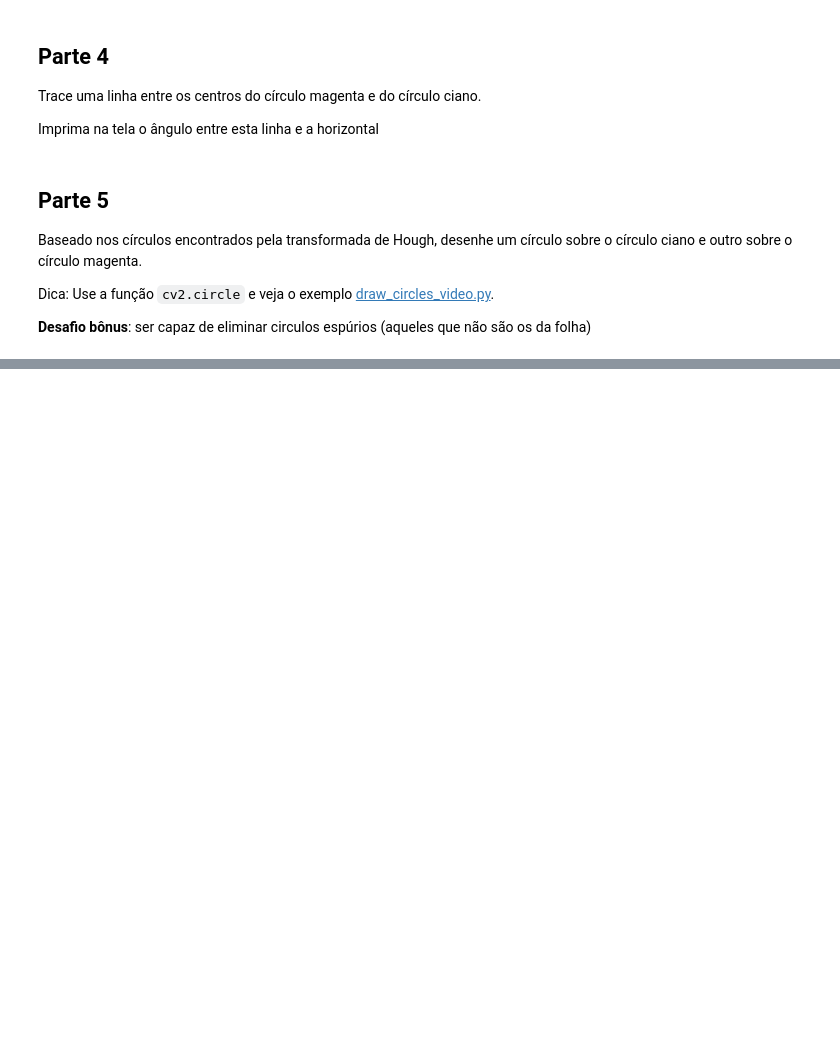
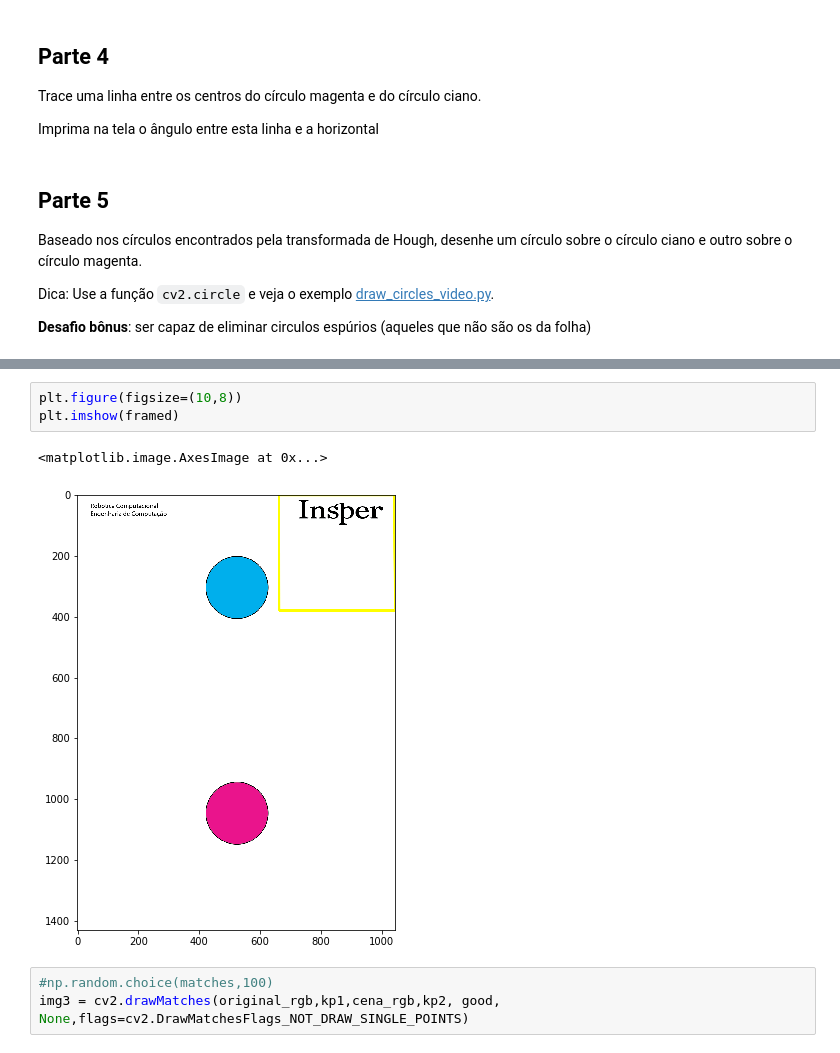
Before and after one commit to thalials/atividade2, a Jupyter notebook: Atividade2.ipynb, the cells around one changed output, grey strips where cells are left out. Drawn from its saved outputs; the diff is of its cells as text; blank space fills up the shorter version.

```diff
--- a/Atividade2.ipynb
+++ b/Atividade2.ipynb
@@ -80,0 +189,9 @@ Usando um detector de features `BRISK`, identifique o escrito *Insper* na folha.
+# %%
+plt.figure(figsize=(10,8))
+plt.imshow(framed)
+# %% [output]
+<matplotlib.image.AxesImage at 0x...>
+[figure, added]
+# %%
+#np.random.choice(matches,100)
+img3 = cv2.drawMatches(original_rgb,kp1,cena_rgb,kp2, good,       None,flags=cv2.DrawMatchesFlags_NOT_DRAW_SINGLE_POINTS)
```
Also changed, not shown: parts of 10 cells of this notebook.
